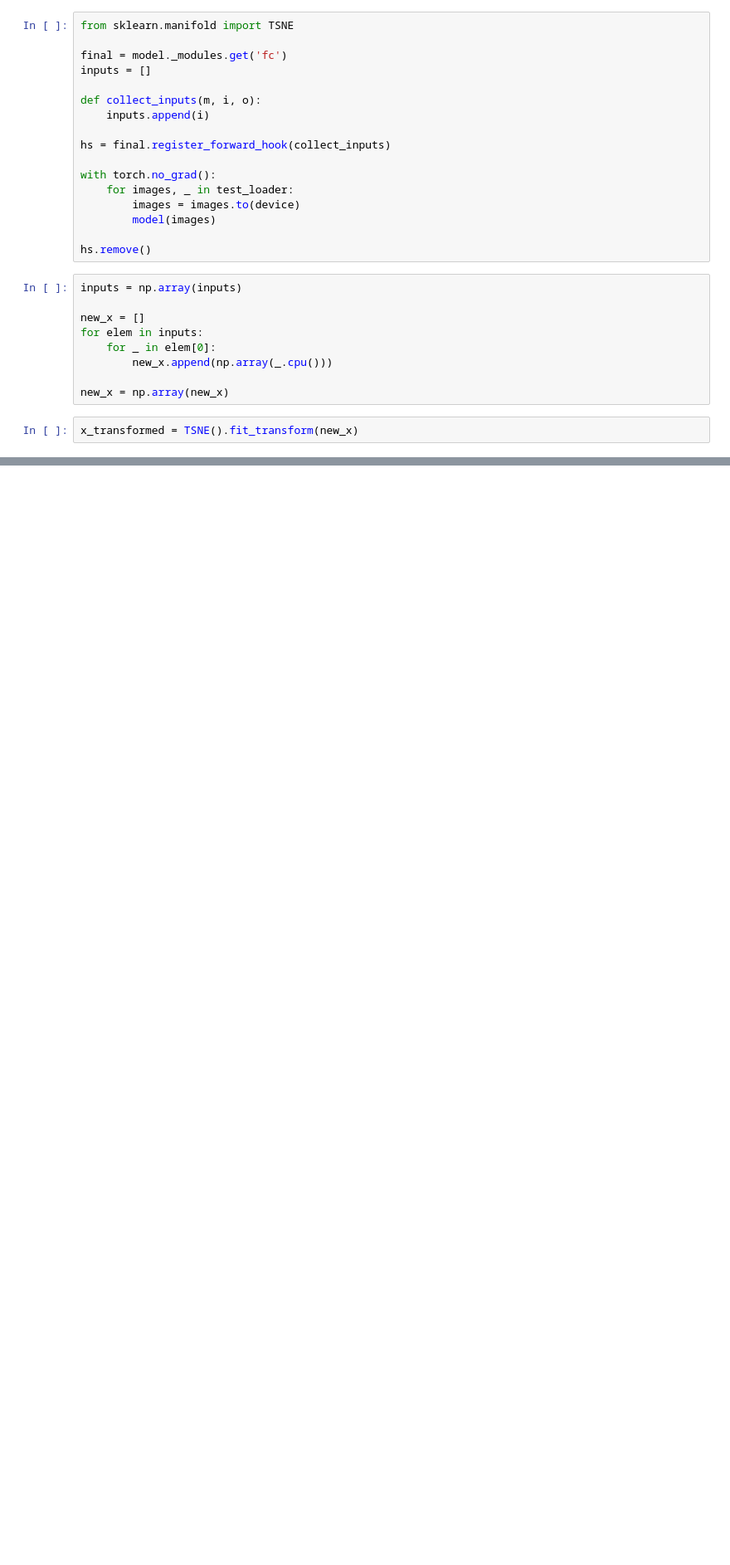
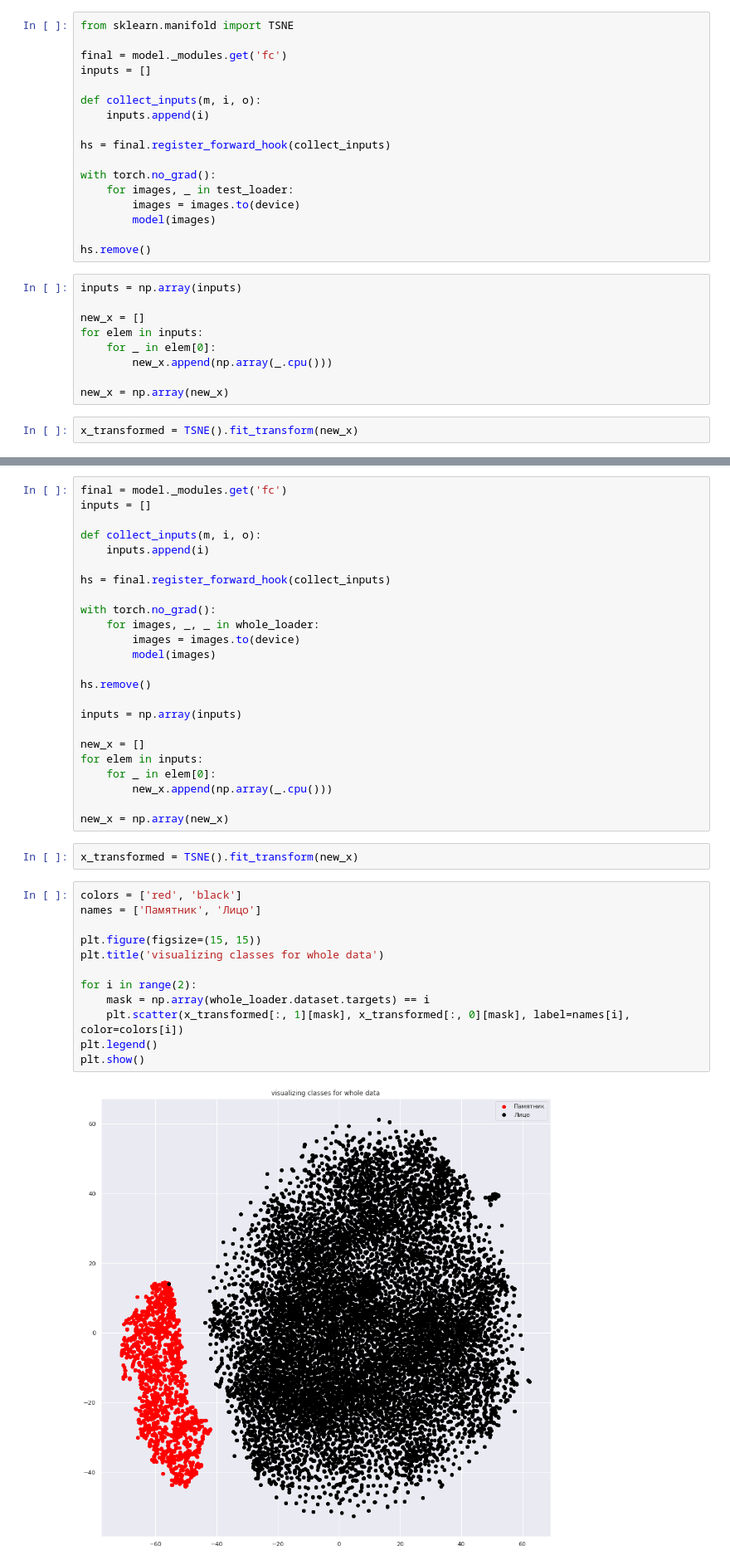
Before and after one commit to ashaba1in/age_gender_classification, a Jupyter notebook: Resnet baseline.ipynb, the cells around one changed output, grey strips where cells are left out. Shown: that part at 83% size. Drawn from its saved outputs; the diff is of its cells as text; blank space fills up the shorter version.

```diff
--- a/Resnet baseline.ipynb
+++ b/Resnet baseline.ipynb
@@ -353 +360,41 @@ plt.show()
+# %%
+final = model._modules.get('fc')
+inputs = []
+
+def collect_inputs(m, i, o):
+    inputs.append(i)
+
+hs = final.register_forward_hook(collect_inputs)
+
+with torch.no_grad():
+    for images, _, _ in whole_loader:
+        images = images.to(device)
+        model(images)
+
+hs.remove()
+
+inputs = np.array(inputs)
+
+new_x = []
+for elem in inputs:
+    for _ in elem[0]:
+        new_x.append(np.array(_.cpu()))
+
+new_x = np.array(new_x)
+# %%
+x_transformed = TSNE().fit_transform(new_x)
+# %%
+colors = ['red', 'black']
+names = ['Памятник', 'Лицо']
+
+plt.figure(figsize=(15, 15))
+plt.title('visualizing classes for whole data')
+
+for i in range(2):
+    mask = np.array(whole_loader.dataset.targets) == i
+    plt.scatter(x_transformed[:, 1][mask], x_transformed[:, 0][mask], label=names[i], color=colors[i])
+plt.legend()
+plt.show()
+# %% [output]
+[figure, added]
 # %%
```
Also changed, not shown: parts of 13 cells of this notebook, 8 other files.
